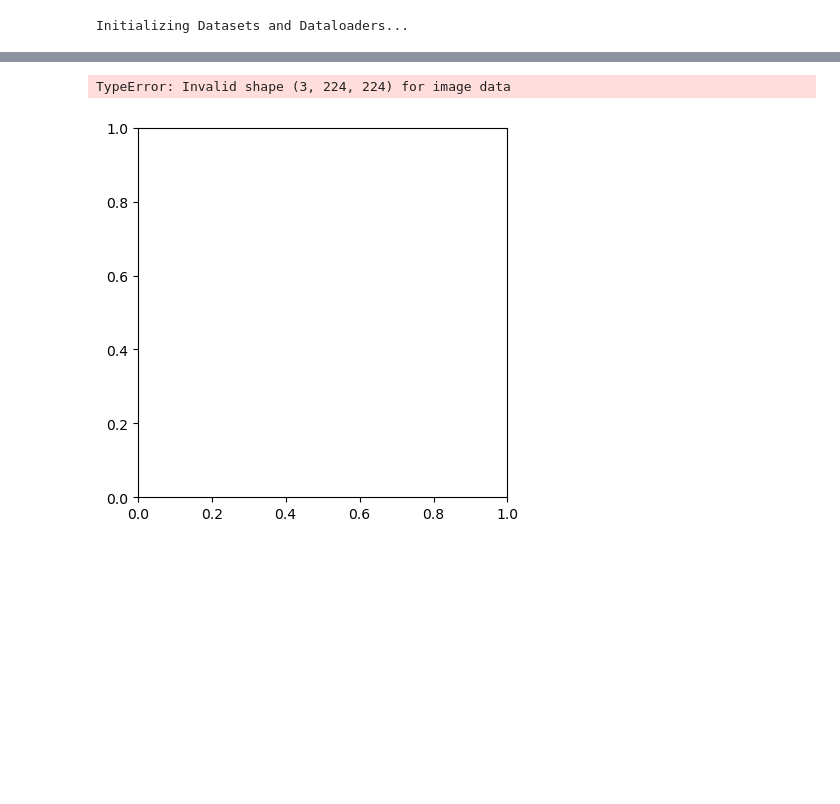
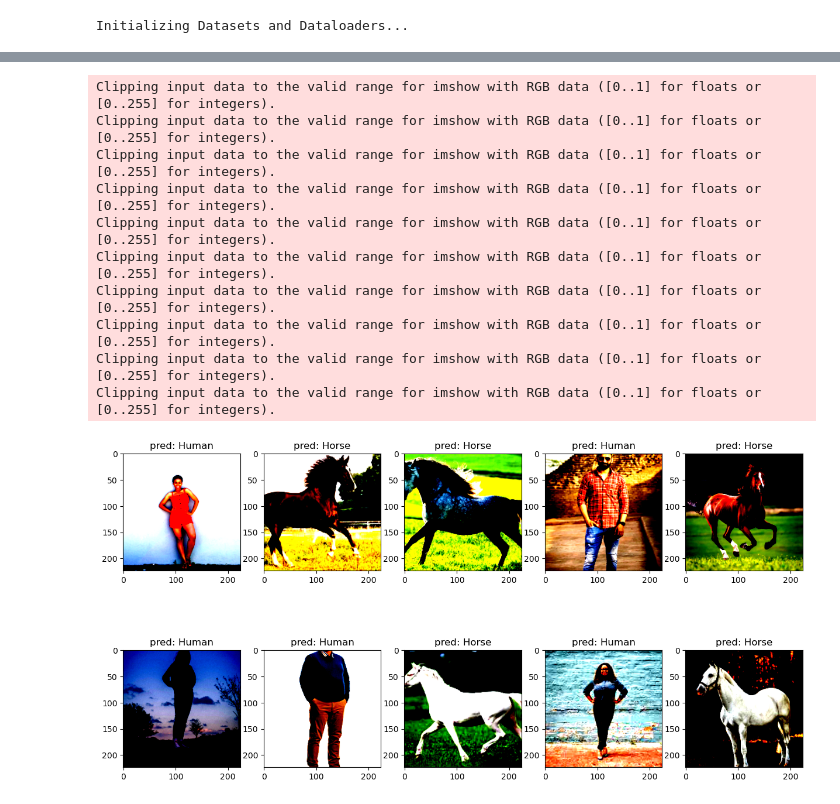
Before and after one commit to jsalisburyv/Machine-Learning, a Jupyter notebook: Practica2/test.ipynb, the cells around one changed output, grey strips where cells are left out. Drawn from its saved outputs; the diff is of its cells as text; code cells hidden in the pictures; blank space fills up the shorter version.

```diff
--- a/Practica2/test.ipynb
+++ b/Practica2/test.ipynb
@@ -44,19 +63,32 @@ model.eval()
 # %%
 inputs, classes = next(iter(dataloader))
 
-# model = model.to(device)
-# inputs = inputs.to(device)
+model = model.to(device)
+inputs = inputs.to(device)
 
-# outputs = model(inputs)
-# _, preds = torch.max(outputs, 1)
-# preds = preds.cpu().numpy()
-# classes = classes.numpy()
-# print(preds)
-# print(classes)
+outputs = model(inputs)
+_, preds = torch.max(outputs, 1)
+preds = preds.cpu().numpy()
+classes = classes.numpy()
-# %%
-for input in inputs:
-    im_array = input.cpu().numpy()
-    plt.imshow()
-# %% [output]
-TypeError: Invalid shape (3, 224, 224) for image data
-[figure, removed]
+# %%
+fig, ax = plt.subplots(2, 5, figsize=(15, 8))
+
+for i, input in enumerate(inputs):
+    x = int(i/5)
+    y = int(i%5)
+    im_array = input.cpu().numpy()
+    ax[x,y].set_title('pred: ' + ('Human' if classes[i] else 'Horse'))
+    ax[x,y].imshow(np.transpose(im_array, (1,2,0)))
+plt.show()
+# %% [output]
+Clipping input data to the valid range for imshow with RGB data ([0..1] for floats or [0..255] for integers).
+Clipping input data to the valid range for imshow with RGB data ([0..1] for floats or [0..255] for integers).
+Clipping input data to the valid range for imshow with RGB data ([0..1] for floats or [0..255] for integers).
+Clipping input data to the valid range for imshow with RGB data ([0..1] for floats or [0..255] for integers).
+Clipping input data to the valid range for imshow with RGB data ([0..1] for floats or [0..255] for integers).
+Clipping input data to the valid range for imshow with RGB data ([0..1] for floats or [0..255] for integers).
+Clipping input data to the valid range for imshow with RGB data ([0..1] for floats or [0..255] for integers).
+Clipping input data to the valid range for imshow with RGB data ([0..1] for floats or [0..255] for integers).
+Clipping input data to the valid range for imshow with RGB data ([0..1] for floats or [0..255] for integers).
+Clipping input data to the valid range for imshow with RGB data ([0..1] for floats or [0..255] for integers).
+[figure, added]
```
Also changed, not shown: parts of 4 cells of this notebook, 11 other files.
